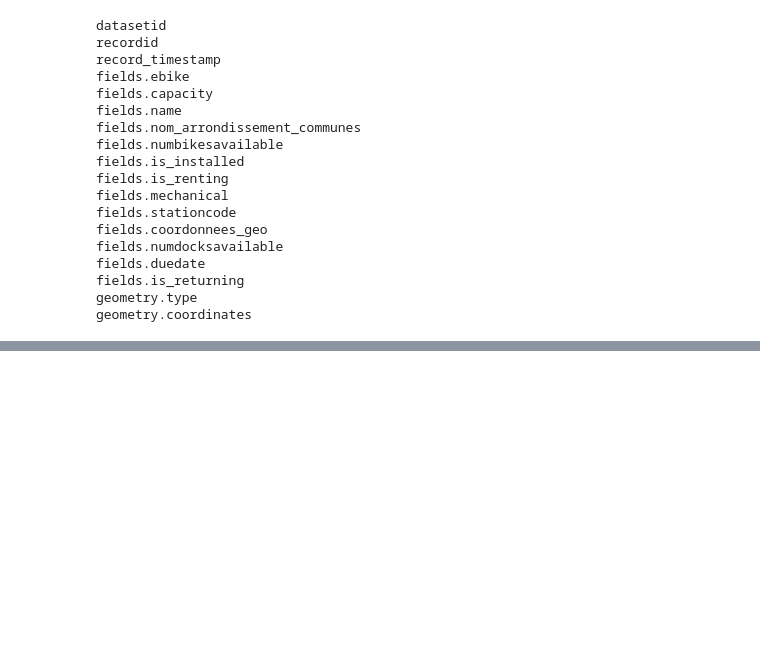
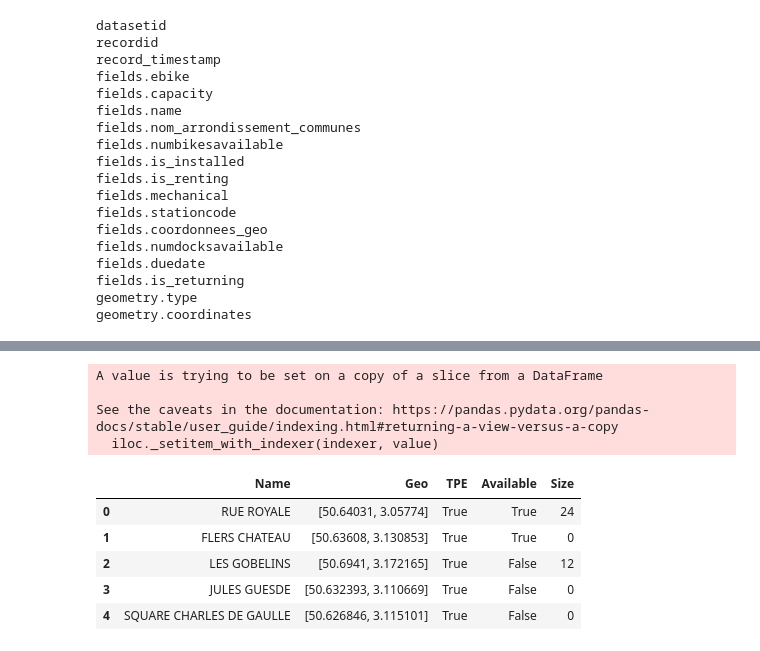
Before and after one commit to AlexandreVerept/velomongoISENVereptGreff, a Jupyter notebook: testsJupyter/test_jupyter.ipynb, the cells around one changed output, grey strips where cells are left out. Cells and saved outputs as stored; diff of their text form; code cells hidden in the pictures; blank space fills up the shorter version.

Commit message:
clean data
Clean les data frames pour la "Collection"

```diff
--- a/testsJupyter/test_jupyter.ipynb
+++ b/testsJupyter/test_jupyter.ipynb
@@ -163,0 +170,38 @@ geometry.coordinates
+# %%
+def clean_lille(dflille):
+    dflilleclean = dflille[['fields.nom','fields.geo','fields.type','fields.etat']].drop_duplicates(subset=['fields.nom'])
+    dflilleclean = dflilleclean.rename(columns={'fields.nom':'Name','fields.geo':'Geo','fields.type':'TPE','fields.etat':'Available'})
+
+    # get the size of Lille Stations by adding the number of availables places and bicycles
+    size = []
+    for i, row in dflille.iterrows():
+        size.append(row['fields.nbvelosdispo']+row['fields.nbplacesdispo'])
+
+    dflilleclean = pd.concat([dflilleclean,pd.DataFrame(size, columns = ['Size'])], axis=1, join='inner')
+
+    # set the 'tpe' column with boolean
+    dflilleclean['TPE'] = dflilleclean['TPE'].replace("AVEC TPE","True")
+    dflilleclean['TPE'] = dflilleclean['TPE'].replace("SANS TPE","False")
+
+    # set the 'Available' column with boolean
+    dflilleclean['Available'] = dflilleclean['Available'].replace("EN SERVICE","True")
+
+    for i, row in dflilleclean.iterrows():
+        if not row['Available'] == 'True':
+            dflilleclean['Available'].loc[i] = 'False'
+
+    return(dflilleclean)
+
+dflilleclean = clean_lille(dflille)
+dflilleclean.head()
+# %% [output]
+A value is trying to be set on a copy of a slice from a DataFrame
+
+See the caveats in the documentation: https://pandas.pydata.org/pandas-docs/stable/user_guide/indexing.html#returning-a-view-versus-a-copy
+  iloc._setitem_with_indexer(indexer, value)
+|  | Name | Geo | TPE | Available | Size |
+| 0 | RUE ROYALE | [50.64031, 3.05774] | True | True | 24 |
+| 1 | FLERS CHATEAU | [50.63608, 3.130853] | True | True | 0 |
+| 2 | LES GOBELINS | [50.6941, 3.172165] | True | False | 12 |
+| 3 | JULES GUESDE | [50.632393, 3.110669] | True | False | 0 |
+| 4 | SQUARE CHARLES DE GAULLE | [50.626846, 3.115101] | True | False | 0 |
```
Also changed, not shown: parts of 12 cells of this notebook, 1 other file.
